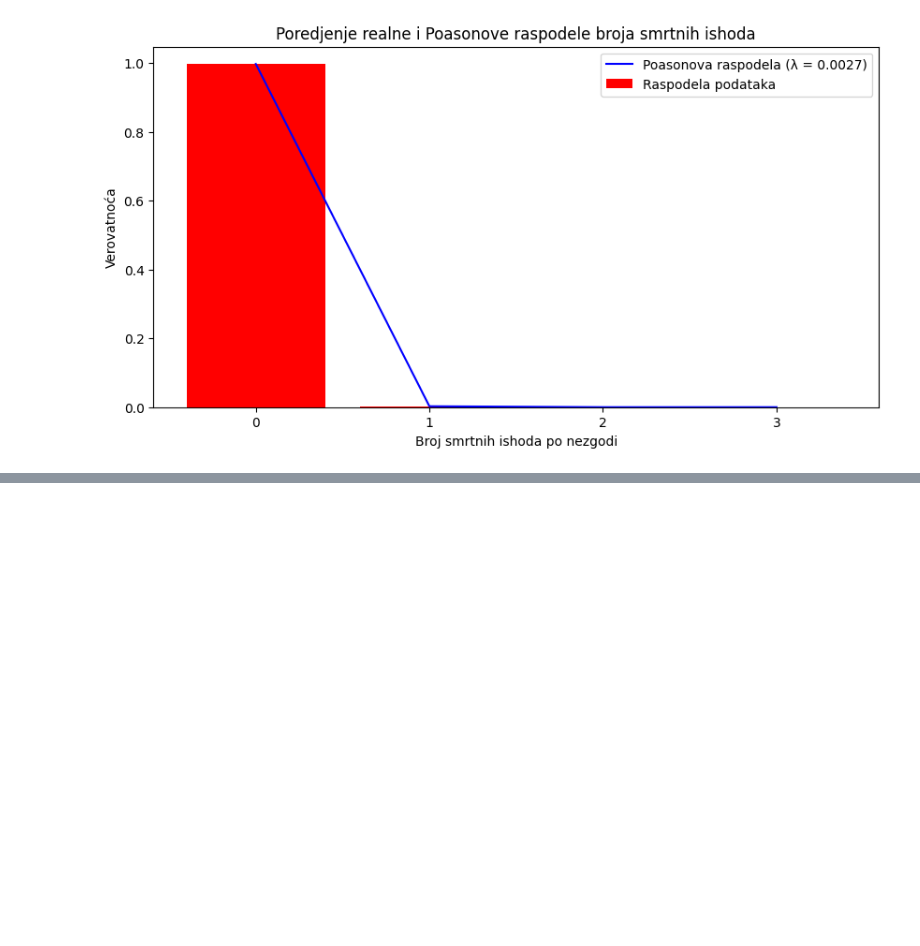
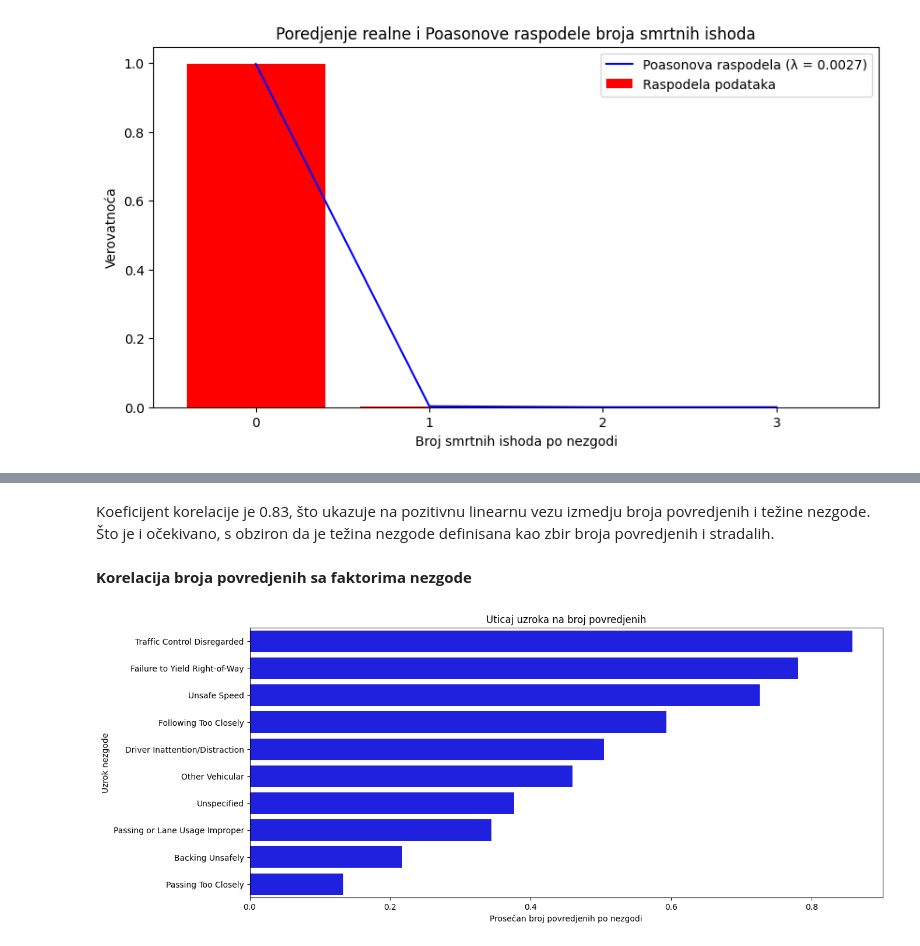
Before and after one commit to djordjeviiccmilos/Data_Analisys, a Jupyter notebook: MilosDjordjevic137RN.ipynb, the cells around one changed output, grey strips where cells are left out. Saved outputs shown, nothing was run; the diff lists cells and outputs as text; code cells hidden in the pictures; blank space fills up the shorter version.

```diff
--- a/MilosDjordjevic137RN.ipynb
+++ b/MilosDjordjevic137RN.ipynb
@@ -400,0 +418,18 @@ P(X > 1) = 0.00000354
+# %% [markdown]
+Koeficijent korelacije je 0.83, što ukazuje na pozitivnu linearnu vezu izmedju broja povredjenih i težine nezgode. Što je i očekivano, s obziron da je težina nezgode definisana kao zbir broja povredjenih i stradalih.
+# %% [markdown]
+**Korelacija broja povredjenih sa faktorima nezgode**
+# %%
+top_factors = dataset["Contributing Factor"].value_counts().head(10).index
+dataset_top_factors = dataset[dataset["Contributing Factor"].isin(top_factors)]
+
+avg_injuries_by_factor = dataset_top_factors.groupby("Contributing Factor")["Persons Injured"].mean().sort_values(ascending = False)
+
+plt.figure(figsize = (14,6))
+sb.barplot(x = avg_injuries_by_factor.values, y = avg_injuries_by_factor.index, color = "blue")
+plt.xlabel("Prosečan broj povredjenih po nezgodi")
+plt.ylabel("Uzrok nezgode")
+plt.title("Uticaj uzroka na broj povredjenih")
+plt.show()
+# %% [output]
+[figure, added]
```
Also changed, not shown: parts of 9 cells of this notebook.
